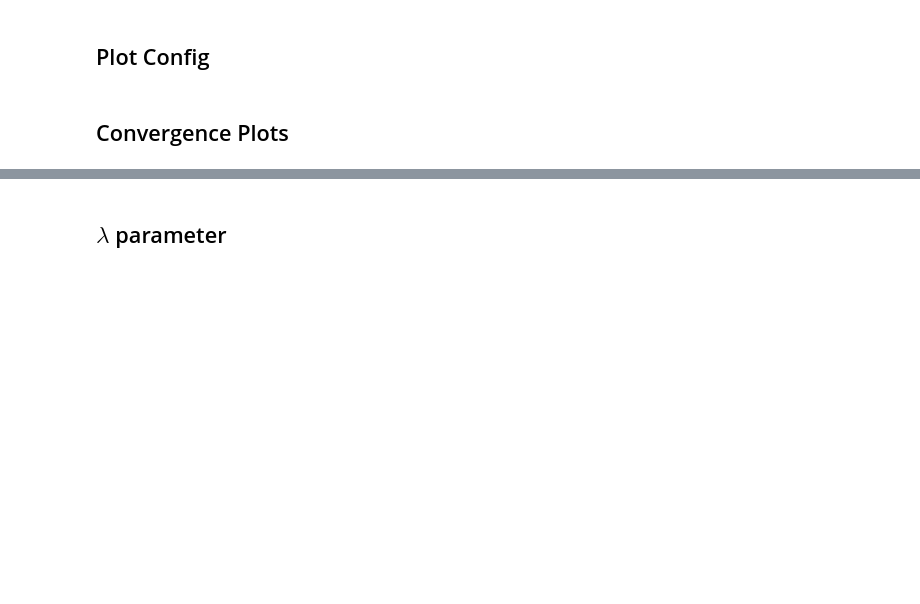
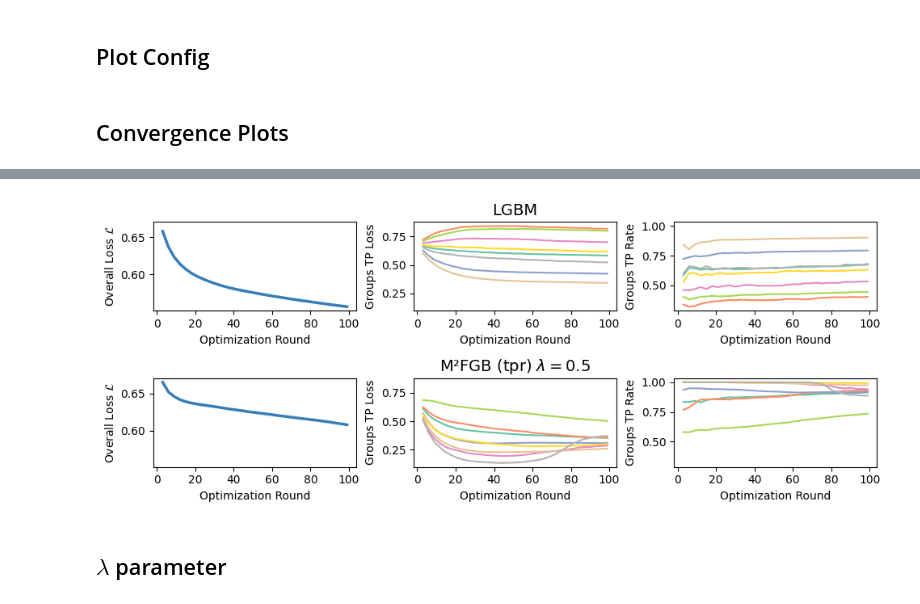
Before and after one commit to hiaac-finance/m2fgb, a Jupyter notebook: notebooks/plot_results.ipynb, the cells around one changed output, grey strips where cells are left out. Saved outputs shown, nothing was run; the diff lists cells and outputs as text; code cells hidden in the pictures; blank space fills up the shorter version.

```diff
--- a/notebooks/plot_results.ipynb
+++ b/notebooks/plot_results.ipynb
@@ -177,3 +180,57 @@ plt.show()
+# %%
+fig, axs = plt.subplots(nrows = 2, ncols = 3, figsize = (10, 4), sharey = "col")
+
+better_methods_names = {
+    "lgbm" : "$\mu$ fixed",
+    "m2fgb" : "$\mu$ updating (M²FGB)"
+}
+
+for i, method in enumerate(methods_names):
+    results_temp = results[(results["set"] == "train") & (results["method"] == method)]
+
+    for j in range(3):
+        axs[i, j].set_prop_cycle(color=plt.cm.Set2.colors)
+        axs[i, j].set_xlabel("Optimization Round")
+
+    axs[i, 0].plot(
+        results_temp["iter"],
+        results_temp["logloss"],
+        c = "#377eb8",
+        lw = 2.5,
+    )
+
+
+    for ng in range(args["n_groups"]):
+
+
+        axs[i, 1].plot(
+            results_temp["iter"],
+            results_temp["tpr_logloss_" + str(ng)],
+            #label = "Group " + str(ng),
+            #marker = "o"
+        )
+
+        axs[i, 2].plot(
+            results_temp["iter"],
+            results_temp["tpr_" + str(ng)],
+            #label = "Group " + str(ng),
+            #marker = "o"
+        )
+
+
+        axs[i, 0].set_ylabel("Overall Loss $\mathcal{L}$")
+        axs[i, 1].set_ylabel("Groups TP Loss")
+        axs[i, 2].set_ylabel("Groups TP Rate")
+
+
+axs[0, 1].set_title("LGBM", fontsize = 14)
+axs[1, 1].set_title("M²FGB (tpr) $\lambda = 0.5$", fontsize = 14)
+
+plt.tight_layout()
+plt.savefig("../figs/convergence_enem.pdf", dpi = 300)
+plt.show()
+# %% [output]
+[figure, added]
 # %% [markdown]
 ## $\lambda$ parameter
 # %%
```
Also changed, not shown: parts of 22 cells of this notebook, 3 other files.
